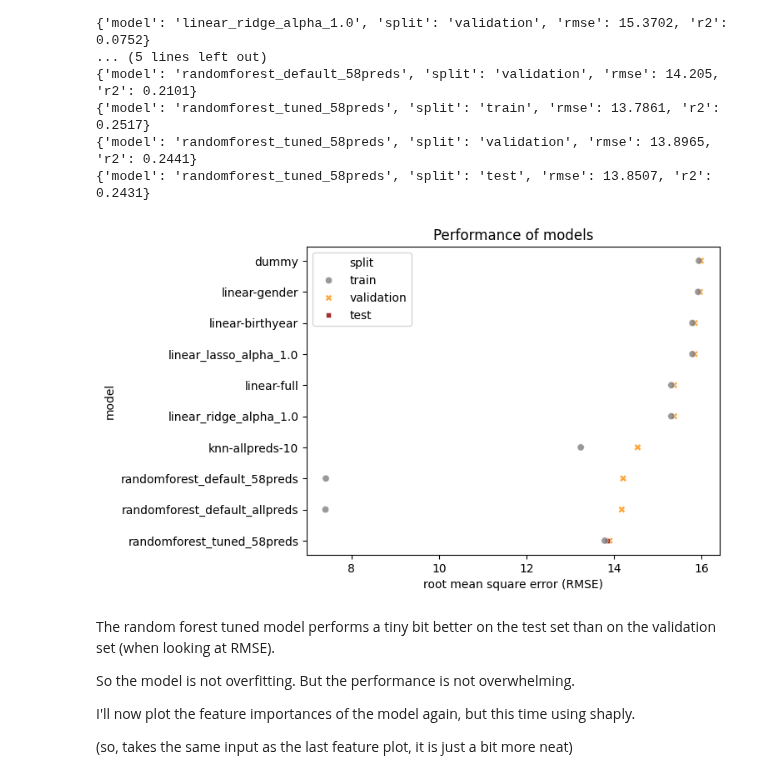
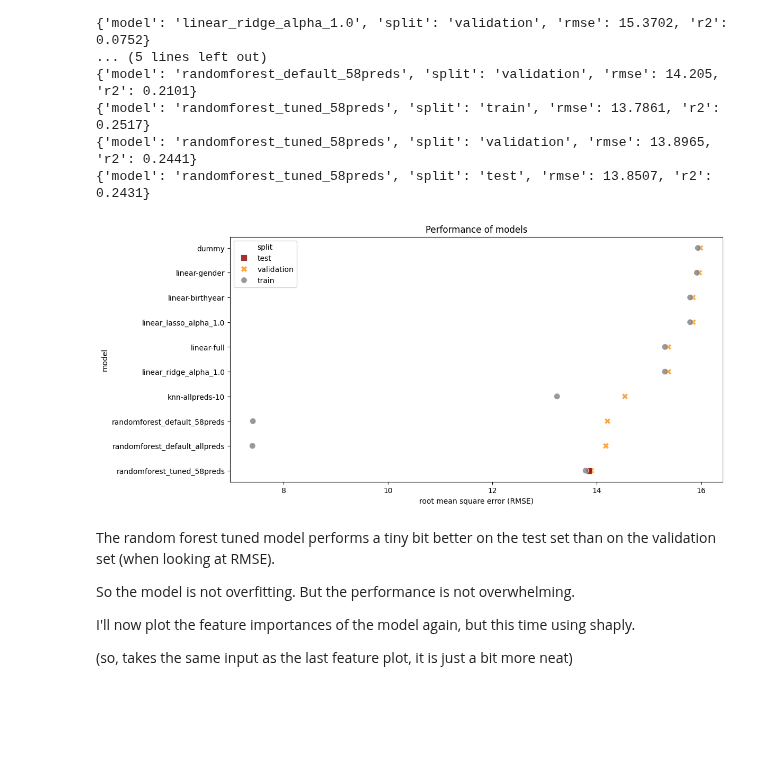
Before and after one commit to sigridbom/datascience_exam, a Jupyter notebook: notebooks/3_building_models.ipynb, the cells around one changed output. Drawn from its saved outputs; the diff is of its cells as text; code cells hidden in the pictures; blank space fills up the shorter version.

Commit message:
made performance plot better

```diff
--- a/notebooks/3_building_models.ipynb
+++ b/notebooks/3_building_models.ipynb
@@ -606,24 +606,28 @@ print(*performances, sep = '\n')
 # %%
 # plotting performances
 perf_df = pd.DataFrame(performances)
 
-# specifying the order in splits
-order = ['train', 'validation', 'test']
+# specifying the order in splits to make the points more visible
+order = ['test','validation', 'train']
+markers = {'test': 's', 'validation': 'X', 'train': 'o'}
 
 #plot
+fig, ax = plt.subplots(figsize=(12, 6)) # make wider to show the points which are ontop of each other
 sns.scatterplot(data=perf_df.sort_values(by='rmse', ascending=False),
                 y='model',
                 x='rmse',
                 style = 'split',
                 hue='split',
-                palette=['grey', 'darkorange','darkred'],
+                markers = markers,
+                palette=['darkred', 'darkorange','grey'],
                 hue_order=order,
                 style_order=order,
+                s = 70,
                 alpha = 0.8)
 plt.title("Performance of models")
 plt.xlabel("root mean square error (RMSE)")
 fig = plt.gcf() # get current figure
 plt.show()
 # %% [output]
-[figure, old version]
+[figure, new version]
 # %%
```
Also changed, not shown: parts of 2 cells of this notebook, 3 other files.
